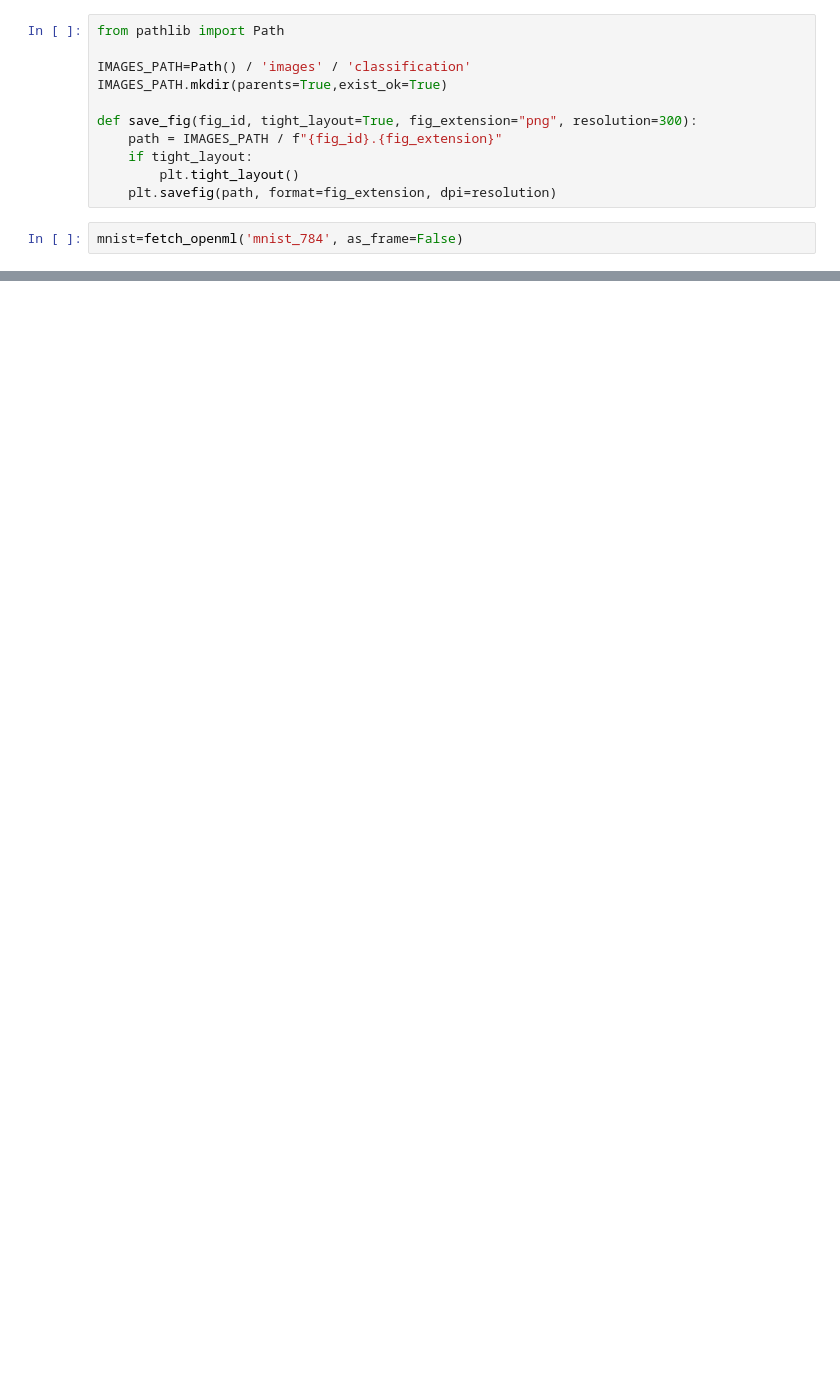
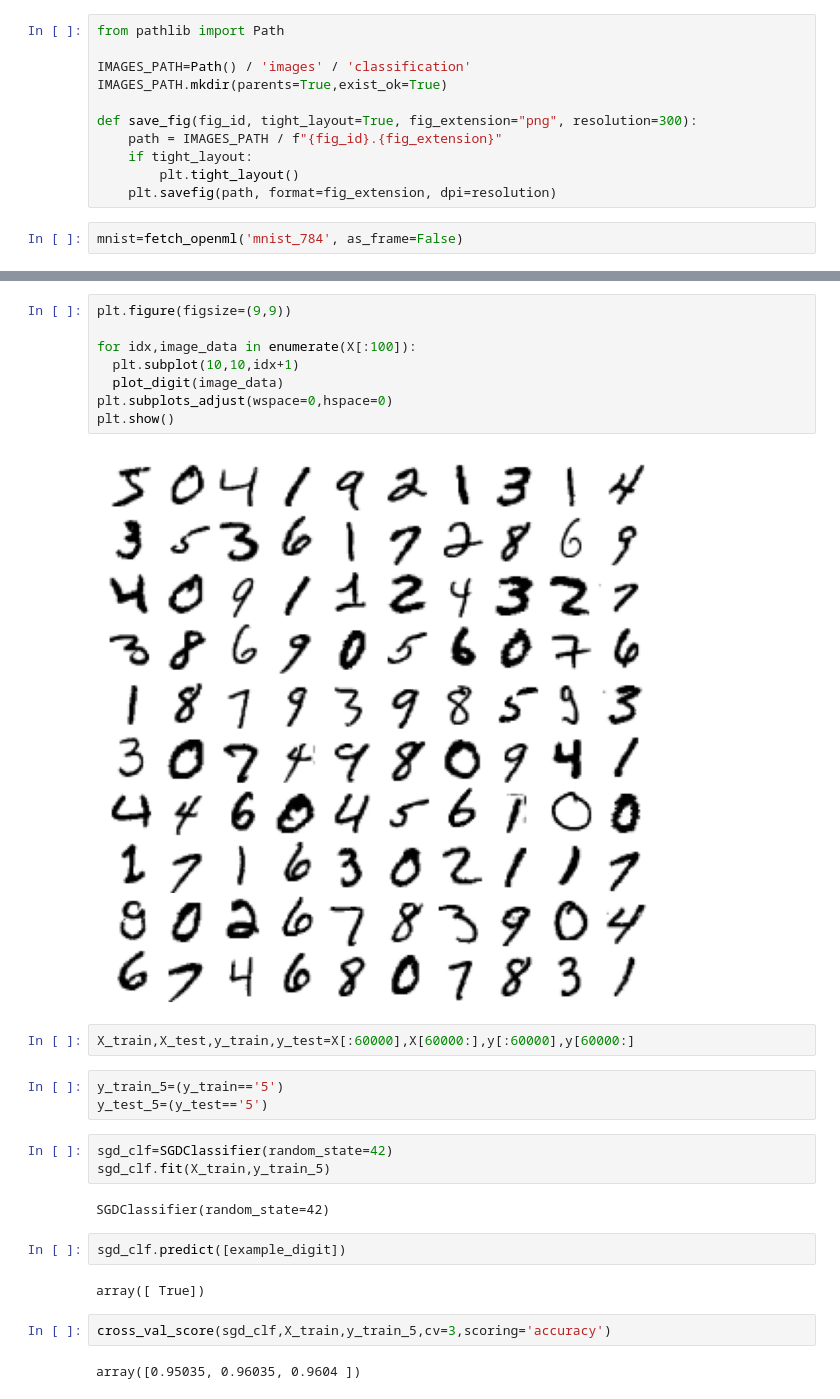
Before and after one commit to shun0109/tmp, a Jupyter notebook: mnist_classification.ipynb, the cells around one changed output, grey strips where cells are left out. Cells and saved outputs as stored; diff of their text form; blank space fills up the shorter version.

```diff
--- a/mnist_classification.ipynb
+++ b/mnist_classification.ipynb
@@ -31,0 +61,28 @@ mnist=fetch_openml('mnist_784', as_frame=False)
+# %%
+plt.figure(figsize=(9,9))
+
+for idx,image_data in enumerate(X[:100]):
+  plt.subplot(10,10,idx+1)
+  plot_digit(image_data)
+plt.subplots_adjust(wspace=0,hspace=0)
+plt.show()
+# %% [output]
+[figure, added]
+# %%
+X_train,X_test,y_train,y_test=X[:60000],X[60000:],y[:60000],y[60000:]
+# %%
+y_train_5=(y_train=='5')
+y_test_5=(y_test=='5')
+# %%
+sgd_clf=SGDClassifier(random_state=42)
+sgd_clf.fit(X_train,y_train_5)
+# %% [output]
+SGDClassifier(random_state=42)
+# %%
+sgd_clf.predict([example_digit])
+# %% [output]
+array([ True])
+# %%
+cross_val_score(sgd_clf,X_train,y_train_5,cv=3,scoring='accuracy')
+# %% [output]
+array([0.95035, 0.96035, 0.9604 ])
```
Also changed, not shown: parts of 19 cells of this notebook.
